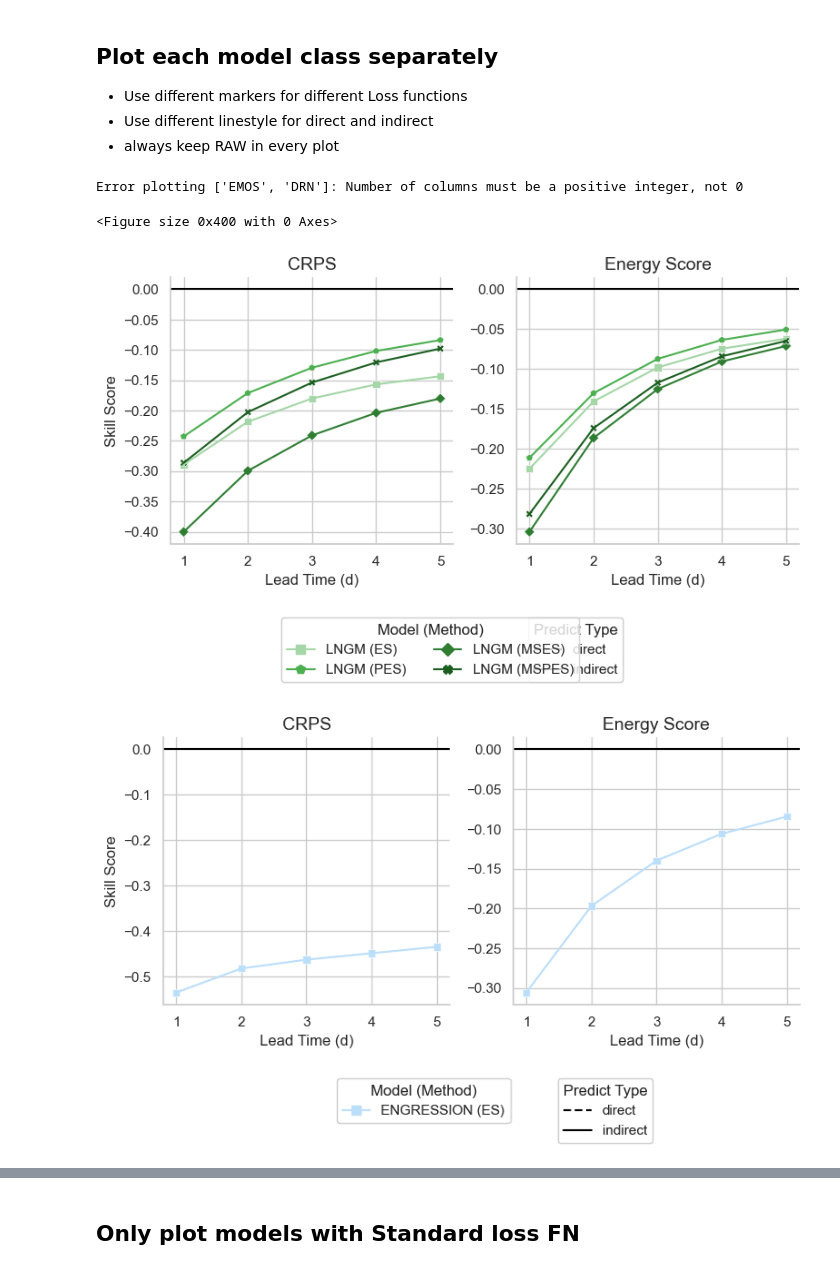
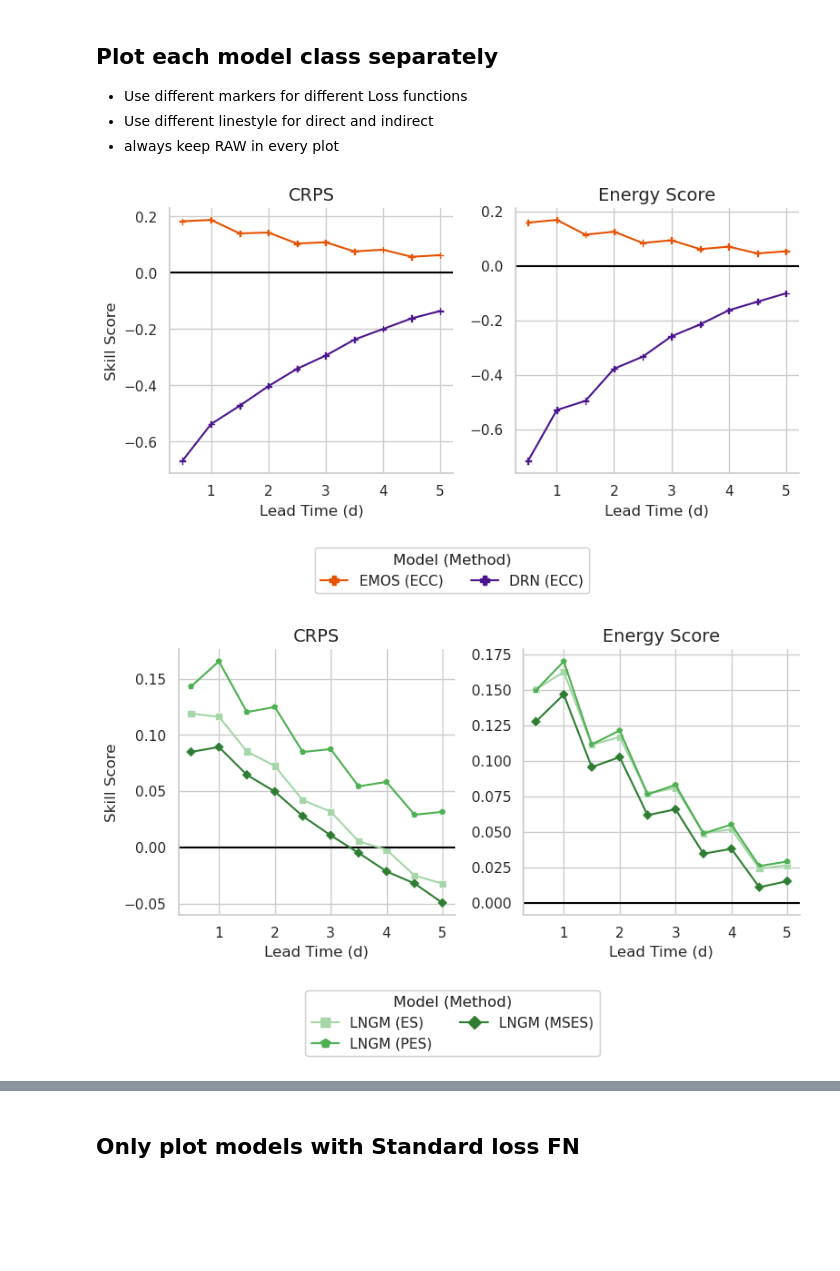
Before and after one commit to m-j-w-f/GenPP, a Jupyter notebook: src/genpp/plots/02plot_scores.ipynb, the cells around one changed output, grey strips where cells are left out. Drawn from its saved outputs; the diff is of its cells as text; code cells hidden in the pictures; blank space fills up the shorter version.

Commit message:
add final plots for icon

```diff
--- a/src/genpp/plots/02plot_scores.ipynb
+++ b/src/genpp/plots/02plot_scores.ipynb
@@ -14,7 +14,7 @@ import seaborn as sns
 import wandb
 from genpp.plots import RESULTS_DIR
 # %%
-DATASET = "wb2"  # or "wb2"
+DATASET = "icon"  # "icon" or "wb2"
 api = wandb.Api()
 
 # Get runs with a specific tag
@@ -202,7 +198,7 @@ df_plot = df.with_columns(
         .otherwise(pl.lit("indirect"))
         .alias("line_style"),
         # Convert timedelta to days for better readability
-        (pl.col("timedelta").dt.total_days()).alias("days"),
+        (pl.col("timedelta").dt.total_days(fractional=True)).alias("days"),
         # Split metric_name into score and variable
         pl.col("metric_name")
         .str.split("_")
@@ -660,54 +659,53 @@ for model_types in model_typess:
             ncol1 = 2
         else:
             if model_types == model_typess[1]:
-                spacing1 = (0.47, -0.02)
+                spacing1 = (0.5, -0.02)
                 ncol1 = 2
                 spacing2 = (0.67, -0.02)
                 ncol2 = 1
             elif model_types == model_typess[2]:
-                spacing1 = (0.46, -0.02)
+                spacing1 = (0.5, -0.02)
                 ncol1 = 2
                 spacing2 = (0.71, -0.02)
                 ncol2 = 1
             else:
-                spacing1 = (0.42, -0.02)
+                spacing1 = (0.38, -0.02)
                 ncol1 = 2
-                spacing2 = (0.64, -0.02)
+                spacing2 = (0.72, -0.02)
                 ncol2 = 2
 
-            linestyle_legend = g.figure.legend(
-                linestyle_handles,
-                ["direct", "indirect"],
-                title="Predict Type",
-                bbox_to_anchor=spacing2,
-                loc="upper center",
-                ncol=ncol2,
-            )
-            g.figure.add_artist(linestyle_legend)
+            if DATASET == "icon" and model_types == model_typess[3]:
+                linestyle_legend = g.figure.legend(
+                    linestyle_handles,
+                    ["direct", "indirect"],
+                    title="Predict Type",
+                    bbox_to_anchor=spacing2,
+                    loc="upper center",
+                    ncol=ncol2,
+                )
+                g.figure.add_artist(linestyle_legend)
 
         combined_legend = g.figure.legend(
             combined_handles,
             hue_order,
             title="Model (Method)",
             bbox_to_anchor=spacing1,
             loc="upper center",
             ncol=ncol1,
         )
         g.figure.add_artist(combined_legend)
 
         # g.figure.suptitle(f"{model_label} Model Performance Across Lead Times", fontsize=14, y=1.00)
         g.figure.tight_layout()
         g.figure.savefig(
             RESULTS_DIR
             / "results"
             / DATASET
             / f"model_comparison_skill_{model_label.replace(', ', '_')}.pdf",
             bbox_inches="tight",
         )
     except Exception as e:
         print(f"Error plotting {model_types}: {e}")
 # %% [output]
-Error plotting ['EMOS', 'DRN']: Number of columns must be a positive integer, not 0
-<Figure size 0x400 with 0 Axes>
-[figure, old version]
+[figure, new version]
-[figure, old version]
+[figure, new version]
```
Also changed, not shown: parts of 15 cells of this notebook, 32 other files.
